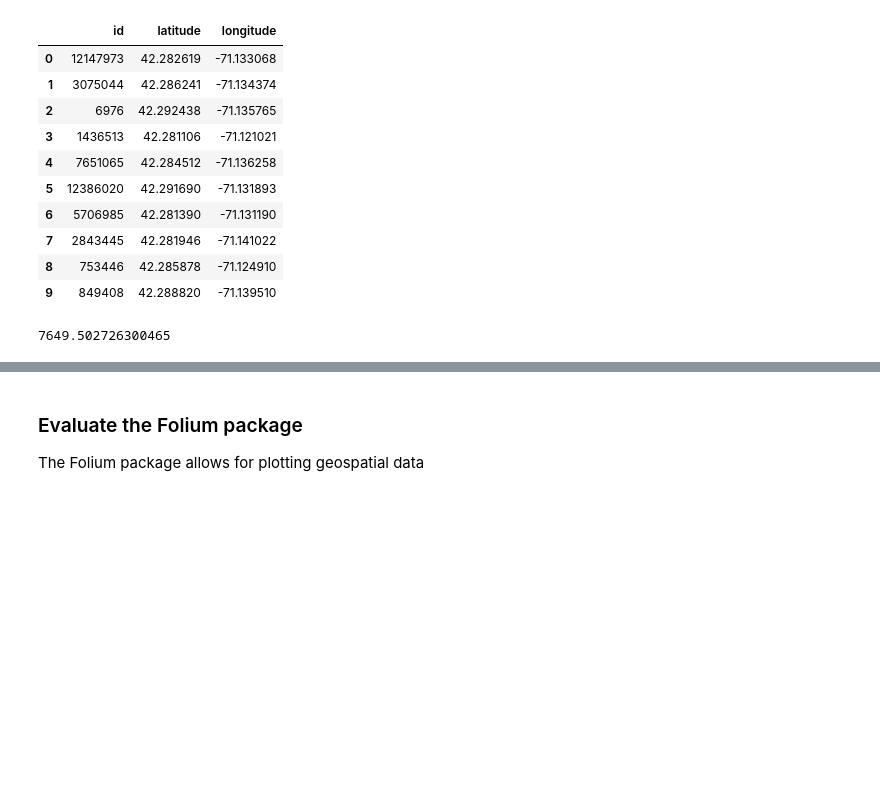
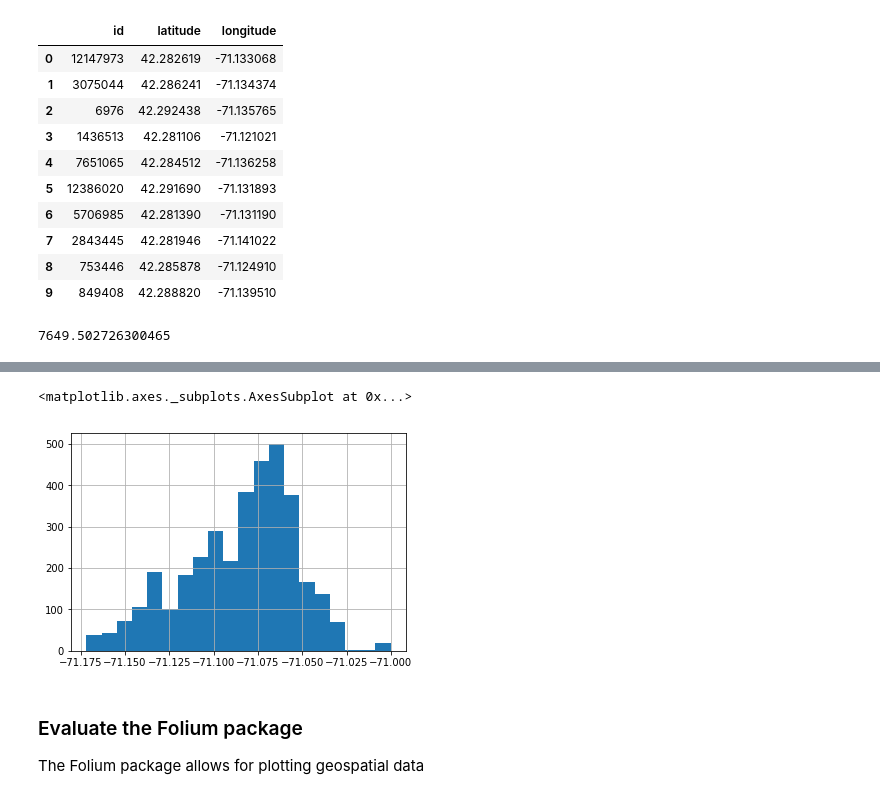
Before and after one commit to ismith1024/Udacity-Blog-Post, a Jupyter notebook: write-a-blog-post.ipynb, the cells around one changed output, grey strips where cells are left out. Cells and saved outputs as stored; diff of their text form; code cells hidden in the pictures; blank space fills up the shorter version.

```diff
--- a/write-a-blog-post.ipynb
+++ b/write-a-blog-post.ipynb
@@ -127,3 +134,8 @@ distance_to_fenway(listing_df['latitude'][0], listing_df['longitude'][0])
+# %%
+listing_df['longitude'].hist(bins = 20)
+# %% [output]
+<matplotlib.axes._subplots.AxesSubplot at 0x...>
+[figure, added]
 # %% [markdown]
 ### Evaluate the Folium package
 
```
Also changed, not shown: parts of 6 cells of this notebook.
